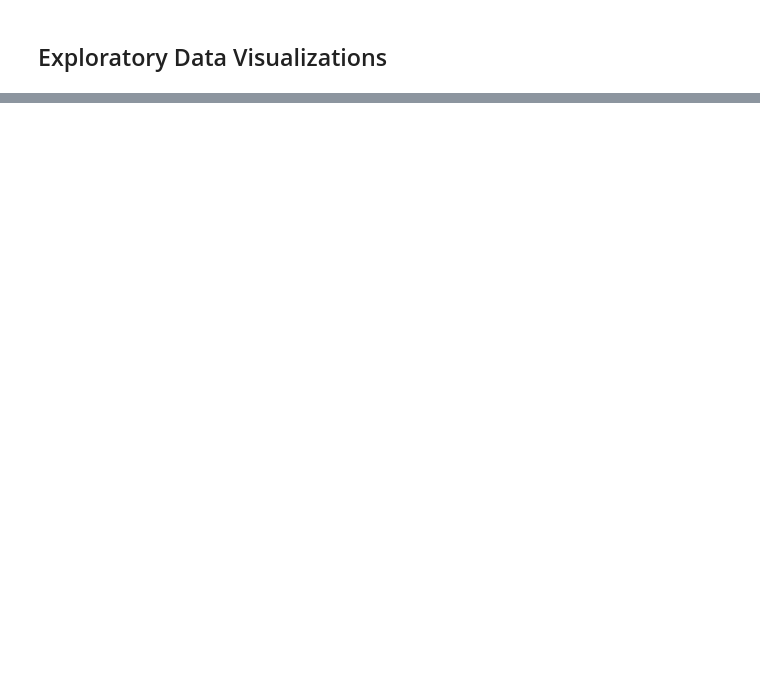
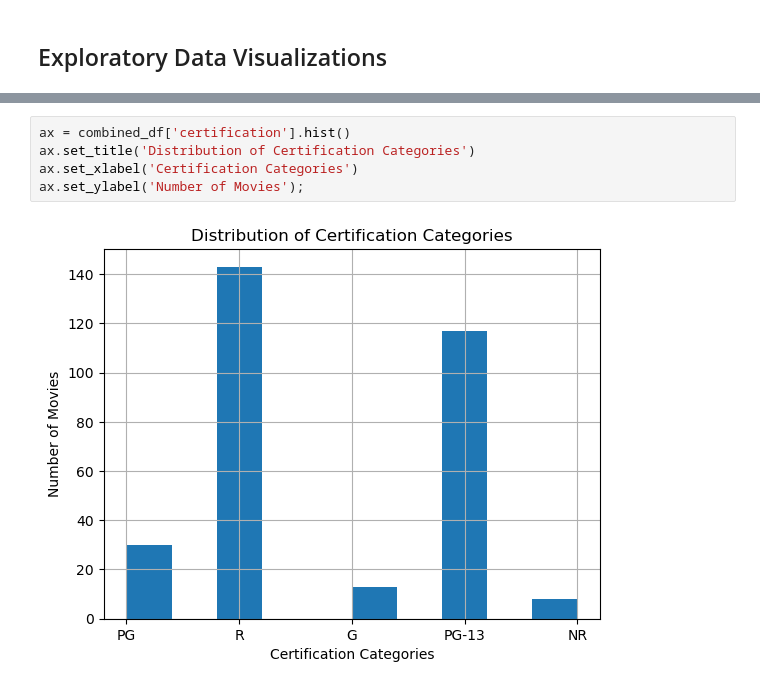
Before and after one commit to Jalicia-Harris/Box-Office-Predictions, a Jupyter notebook: TMDB Results EDA.ipynb, the cells around one changed output, grey strips where cells are left out. Saved outputs shown, nothing was run; the diff lists cells and outputs as text; blank space fills up the shorter version.

```diff
--- a/TMDB Results EDA.ipynb
+++ b/TMDB Results EDA.ipynb
@@ -136,0 +188,7 @@ final_df.to_csv("Data/tmdb_results_combined.csv.gz", compression='gzip', index=F
+# %%
+ax = combined_df['certification'].hist()
+ax.set_title('Distribution of Certification Categories')
+ax.set_xlabel('Certification Categories')
+ax.set_ylabel('Number of Movies');
+# %% [output]
+[figure, added]
```
Also changed, not shown: parts of 11 cells of this notebook, 1 other file.
